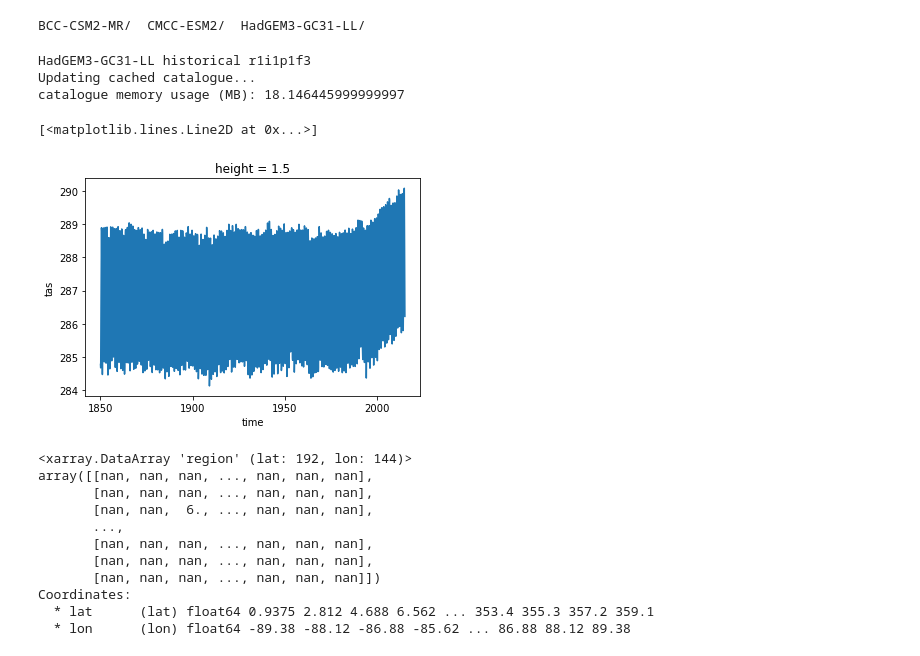
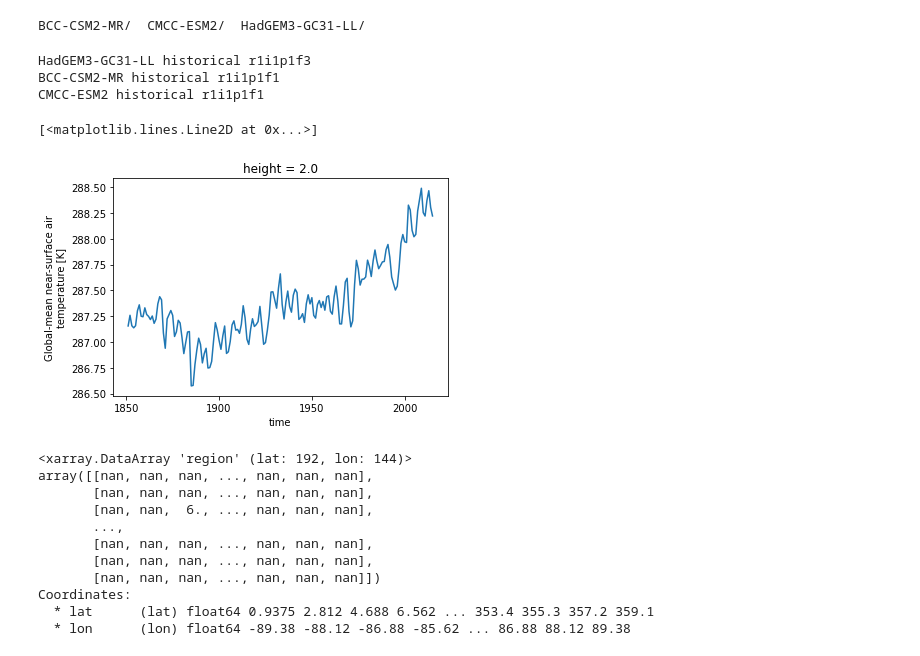
Before and after one commit to cmip6moap/project10, a Jupyter notebook: notebooks/GMST.ipynb, the cells around one changed output. Saved outputs shown, nothing was run; the diff lists cells and outputs as text; code cells hidden in the pictures.

```diff
--- a/notebooks/GMST.ipynb
+++ b/notebooks/GMST.ipynb
@@ -10,7 +11,13 @@ BCC-CSM2-MR/  CMCC-ESM2/  HadGEM3-GC31-LL/
 # %%
 from pathlib import Path
 import xarray as xr
-utci_path = Path("/gws/pw/j05/cop26_hackathons/bristol/project10/utci_projections_1deg/")
+import baspy as bp
+import numpy as np
+
+utci_path = Path(
+    "/gws/pw/j05/cop26_hackathons/bristol/project10/utci_projections_1deg_monthly/"
+)
+scratch_path = Path("/work/scratch-pw/champs/hackathon/gsat")
 
 file_nested_list = []
 model_list = []
@@ -19,43 +26,51 @@ runid_list = []
 
 
 for model_path in utci_path.glob("*"):
-    model = str(model_path).split('/')[-1]
+    model = str(model_path).split("/")[-1]
     model_list.append(model)
     file_nested_list.append([])
     for scenario_path in model_path.glob("*"):
-        scenario = str(scenario_path).split('/')[-1]
+        scenario = str(scenario_path).split("/")[-1]
         scenario_list.append(scenario)
         file_nested_list[-1].append([])
         for runid_path in scenario_path.glob("*"):
-            runid = str(runid_path).split('/')[-1]
+            runid = str(runid_path).split("/")[-1]
             runid_list.append(runid)
 
             print(model, scenario, runid)
             files = list(runid_path.glob("*"))
             file_nested_list[-1][-1].append(files)
 
-            catlg_tas = bp.catalogue(dataset="cmip6", Experiment=scenario_list, CMOR='Amon', Var='tas', Model=model_list, RunID=runid_list)
-            catlg_sftlf = bp.catalogue(dataset="cmip6", Var='sftlf', Model=model_list,).head(1)
-            catlg_areacella = bp.catalogue(dataset="cmip6", Var='areacella', Model=model_list,).head(1)
+            catlg_tas = bp.catalogue(
+                dataset="cmip6",
+                Experiment=scenario,
+                CMOR="Amon",
+                Var="tas",
+                Model=model,
+                RunID=runid,
+            )
 
-            ds_tas = xr.open_mfdataset(bp.get_files(catlg_tas), combine='by_coords')
-            ds_sftlf = xr.open_dataset(bp.get_files(catlg_sftlf)[0])
-            ds_areacella = xr.open_dataset(bp.get_files(catlg_areacella)[0])
+            ds_tas = xr.open_mfdataset(bp.get_files(catlg_tas), combine="by_coords")
+            da_area = np.cos(np.deg2rad(ds_tas.lat))
 
-            gmst = ds_tas.tas.weighted(ds_areacella.areacella).mean(['lat', 'lon'])
+            gsat = ds_tas.tas.weighted(da_area).mean(["lat", "lon"]).resample(time='Y').mean().to_dataset(name='gsat')
+            gsat.gsat.attrs = {'long_name': 'Global-mean near-surface air temperature', 'units': 'K', 'short_name': 'GSAT'}
 
+            output_path = scratch_path / model / scenario / runid / "gsat.nc"
+            output_path.parent.mkdir(parents=True, exist_ok=True)
+            gsat.to_netcdf(output_path)
 
         break
-    break
+#     break
 # %% [output]
 HadGEM3-GC31-LL historical r1i1p1f3
-Updating cached catalogue...
-catalogue memory usage (MB): 18.146445999999997
+BCC-CSM2-MR historical r1i1p1f1
+CMCC-ESM2 historical r1i1p1f1
 # %%
-gmst.plot()
+gmst.gsat.plot()
 # %% [output]
 [<matplotlib.lines.Line2D at 0x...>]
-[figure, old version]
+[figure, new version]
 # %%
 import regionmask
 # %%
```
Also changed, not shown: parts of 3 cells of this notebook, 1 other file.
